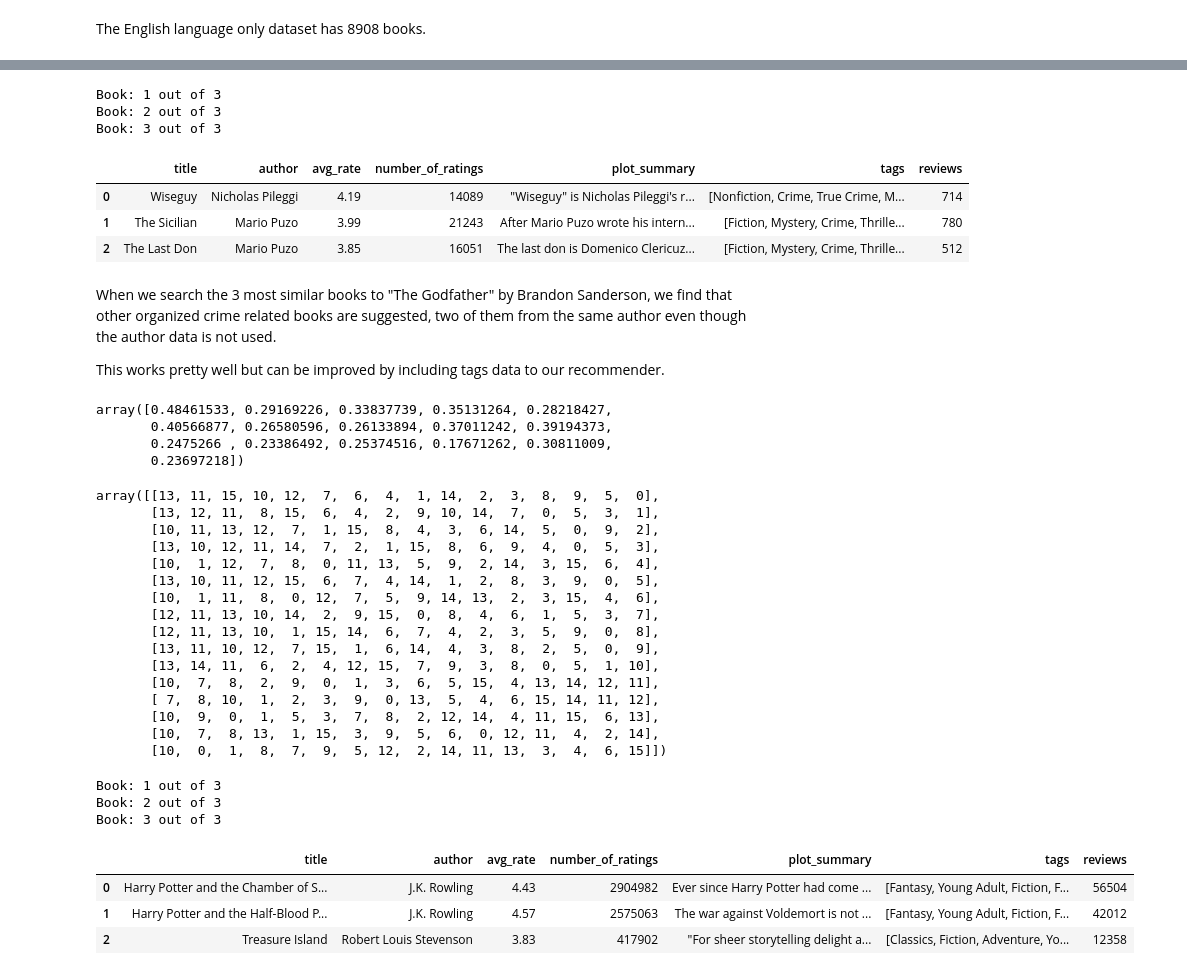
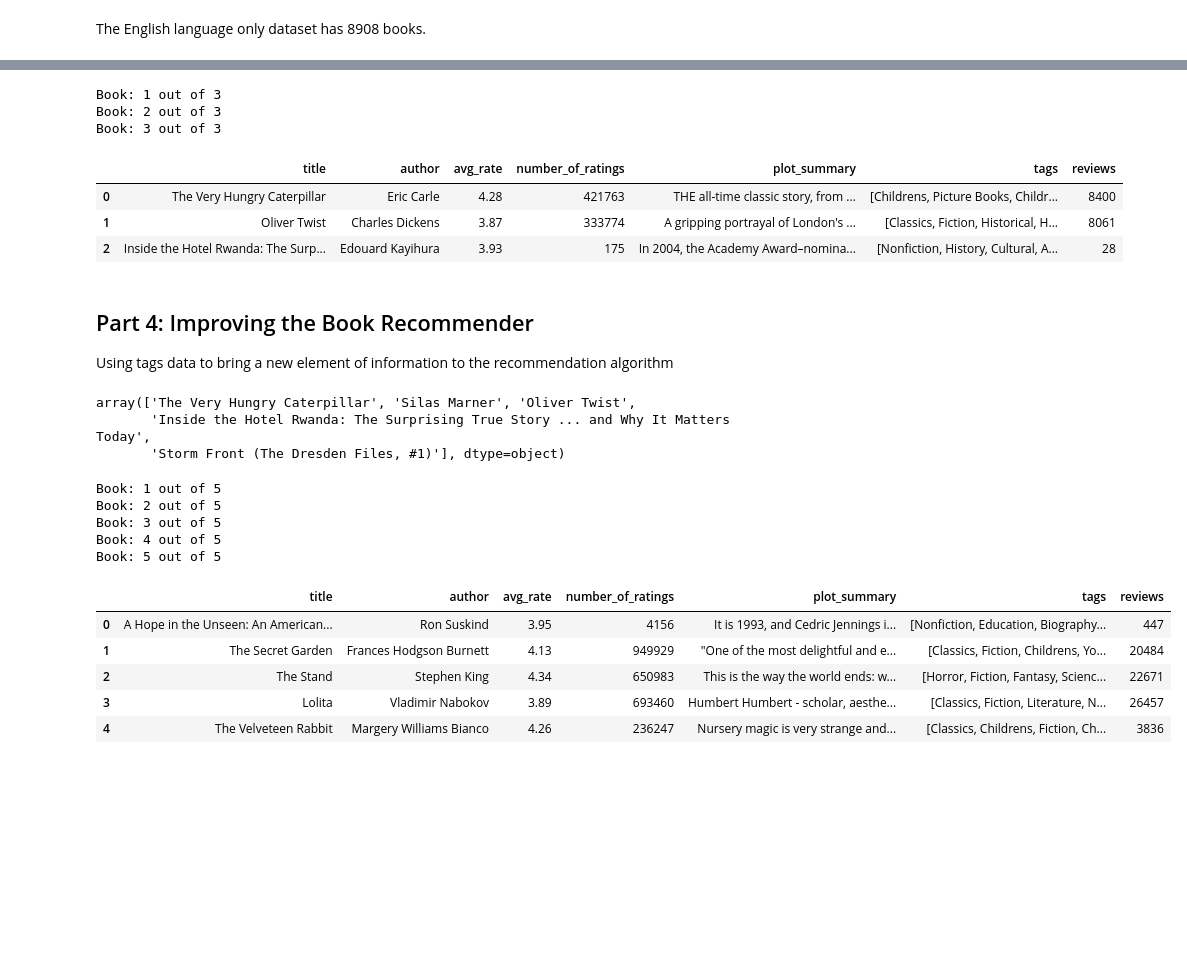
Before and after one commit to rasim321/Book_Recommender, a Jupyter notebook: Book_Recommender.ipynb, the cells around one changed output, grey strips where cells are left out. Saved outputs shown, nothing was run; the diff lists cells and outputs as text; code cells hidden in the pictures; blank space fills up the shorter version.

Commit message:
Updated Checkpointing, fixed errors, and added tag based recommendations

```diff
--- a/Book_Recommender.ipynb
+++ b/Book_Recommender.ipynb
@@ -694,4 +930,0 @@ Book: 16 out of 16
-# %%
-#Get the plot_summaries, or abstracts
-abstracts = try_a['plot_summary']
-# abstracts = manga['plot_summary']
@@ -700,0 +1076,7 @@ model = SentenceTransformer('bert-base-nli-mean-tokens')
+# %%
+# try_a.to_csv("best_school_assigned_748.csv")
+book_final = pd.read_csv("best_school_assigned_748.csv")
+# %%
+#Get the plot_summaries, and the cleaned dataframe
+abstracts, book_final = Book_Cleaner(book_final)
+book_final.shape
@@ -730,18 +1134,17 @@ def similar_books(title, df, num_books, sorted_list):
 # %%
 #Finally, let's put it all together:
-BookDetails(BookLinks(similar_books("The Godfather", try_a, 3, similarities_sorted)), title_data=True,author_data=True, ratings_data=True)
+BookDetails(BookLinks(similar_books("Romeo and Juliet", book_final, 3, similarities_sorted)), title_data=True,author_data=True, ratings_data=True)
 # %% [output]
 Book: 1 out of 3
 Book: 2 out of 3
 Book: 3 out of 3
 |  | title | author | avg_rate | number_of_ratings | plot_summary | tags | reviews |
-| 0 | Wiseguy | Nicholas Pileggi | 4.19 | 14089 | "Wiseguy" is Nicholas Pileggi's r... | [Nonfiction, Crime, True Crime, M... | 714 |
-| 1 | The Sicilian | Mario Puzo | 3.99 | 21243 | After Mario Puzo wrote his intern... | [Fiction, Mystery, Crime, Thrille... | 780 |
-| 2 | The Last Don | Mario Puzo | 3.85 | 16051 | The last don is Domenico Clericuz... | [Fiction, Mystery, Crime, Thrille... | 512 |
+| 0 | The Very Hungry Caterpillar | Eric Carle | 4.28 | 421763 | THE all-time classic story, from ... | [Childrens, Picture Books, Childr... | 8400 |
+| 1 | Oliver Twist | Charles Dickens | 3.87 | 333774 | A gripping portrayal of London's ... | [Classics, Fiction, Historical, H... | 8061 |
+| 2 | Inside the Hotel Rwanda: The Surp... | Edouard Kayihura | 3.93 | 175 | In 2004, the Academy Award–nomina... | [Nonfiction, History, Cultural, A... | 28 |
-# %% [markdown]
-When we search the 3 most similar books to "The Godfather" by Brandon Sanderson, we find that other organized crime related books are suggested, two of them from the same author even though the author data is not used.
-
-This works pretty well but can be improved by including tags data to our recommender.
+# %% [markdown]
+## Part 4: Improving the Book Recommender
+Using tags data to bring a new element of information to the recommendation algorithm
 # %%
 """
 Let's make improvements to our Book Recommender.
@@ -788,42 +1196,30 @@ tag_ratio_manga = tag_ratio(try_a)
 #Let's weight the abstract score 4 times more than the tag score
 tag_weight = 0.2
 abstract_weight = 0.8
-z_score = (np.array(similarities)*(abstract_weight) + np.array(tag_ratio_manga)*(tag_weight))/2
-z_score[0]
+z_score = (np.array(similarities)*(abstract_weight) + np.array(tag_ratio_book_final)*(tag_weight))/2
+# z_score[0]
-# %% [output]
-array([0.48461533, 0.29169226, 0.33837739, 0.35131264, 0.28218427,
-       0.40566877, 0.26580596, 0.26133894, 0.37011242, 0.39194373,
-       0.2475266 , 0.23386492, 0.25374516, 0.17671262, 0.30811009,
-       0.23697218])
 # %%
 #Let's sort them by the book id
-similarities_sorted = z_score.argsort()
-similarities_sorted
+similarities_sorted_z = z_score.argsort()
+# similarities_sorted
-# %% [output]
-array([[13, 11, 15, 10, 12,  7,  6,  4,  1, 14,  2,  3,  8,  9,  5,  0],
-       [13, 12, 11,  8, 15,  6,  4,  2,  9, 10, 14,  7,  0,  5,  3,  1],
-       [10, 11, 13, 12,  7,  1, 15,  8,  4,  3,  6, 14,  5,  0,  9,  2],
-       [13, 10, 12, 11, 14,  7,  2,  1, 15,  8,  6,  9,  4,  0,  5,  3],
-       [10,  1, 12,  7,  8,  0, 11, 13,  5,  9,  2, 14,  3, 15,  6,  4],
-       [13, 10, 11, 12, 15,  6,  7,  4, 14,  1,  2,  8,  3,  9,  0,  5],
-       [10,  1, 11,  8,  0, 12,  7,  5,  9, 14, 13,  2,  3, 15,  4,  6],
-       [12, 11, 13, 10, 14,  2,  9, 15,  0,  8,  4,  6,  1,  5,  3,  7],
-       [12, 11, 13, 10,  1, 15, 14,  6,  7,  4,  2,  3,  5,  9,  0,  8],
-       [13, 11, 10, 12,  7, 15,  1,  6, 14,  4,  3,  8,  2,  5,  0,  9],
-       [13, 14, 11,  6,  2,  4, 12, 15,  7,  9,  3,  8,  0,  5,  1, 10],
-       [10,  7,  8,  2,  9,  0,  1,  3,  6,  5, 15,  4, 13, 14, 12, 11],
-       [ 7,  8, 10,  1,  2,  3,  9,  0, 13,  5,  4,  6, 15, 14, 11, 12],
-       [10,  9,  0,  1,  5,  3,  7,  8,  2, 12, 14,  4, 11, 15,  6, 13],
-       [10,  7,  8, 13,  1, 15,  3,  9,  5,  6,  0, 12, 11,  4,  2, 14],
-       [10,  0,  1,  8,  7,  9,  5, 12,  2, 14, 11, 13,  3,  4,  6, 15]])
+# %%
+similar_books("Great Expectations", book_final, 5, similarities_sorted_z)
+# %% [output]
+array(['The Very Hungry Caterpillar', 'Silas Marner', 'Oliver Twist',
+       'Inside the Hotel Rwanda: The Surprising True Story ... and Why It Matters Today',
+       'Storm Front (The Dresden Files, #1)'], dtype=object)
 # %%
 #Let's try it now:
-BookDetails(BookLinks(similar_books("The Lightning Thief", try_a, 3, similarities_sorted)), title_data=True,author_data=True, ratings_data=True)
+BookDetails(BookLinks(similar_books("Little Women", book_final, 5, similarities_sorted)), title_data=True,author_data=True, ratings_data=True)
 # %% [output]
-Book: 1 out of 3
-Book: 2 out of 3
-Book: 3 out of 3
+Book: 1 out of 5
+Book: 2 out of 5
+Book: 3 out of 5
+Book: 4 out of 5
+Book: 5 out of 5
 |  | title | author | avg_rate | number_of_ratings | plot_summary | tags | reviews |
-| 0 | Harry Potter and the Chamber of S... | J.K. Rowling | 4.43 | 2904982 | Ever since Harry Potter had come ... | [Fantasy, Young Adult, Fiction, F... | 56504 |
-| 1 | Harry Potter and the Half-Blood P... | J.K. Rowling | 4.57 | 2575063 | The war against Voldemort is not ... | [Fantasy, Young Adult, Fiction, F... | 42012 |
-| 2 | Treasure Island | Robert Louis Stevenson | 3.83 | 417902 | "For sheer storytelling delight a... | [Classics, Fiction, Adventure, Yo... | 12358 |
+| 0 | A Hope in the Unseen: An American... | Ron Suskind | 3.95 | 4156 | It is 1993, and Cedric Jennings i... | [Nonfiction, Education, Biography... | 447 |
+| 1 | The Secret Garden | Frances Hodgson Burnett | 4.13 | 949929 | "One of the most delightful and e... | [Classics, Fiction, Childrens, Yo... | 20484 |
+| 2 | The Stand | Stephen King | 4.34 | 650983 | This is the way the world ends: w... | [Horror, Fiction, Fantasy, Scienc... | 22671 |
+| 3 | Lolita | Vladimir Nabokov | 3.89 | 693460 | Humbert Humbert - scholar, aesthe... | [Classics, Fiction, Literature, N... | 26457 |
+| 4 | The Velveteen Rabbit | Margery Williams Bianco | 4.26 | 236247 | Nursery magic is very strange and... | [Classics, Childrens, Fiction, Ch... | 3836 |
```
Also changed, not shown: parts of 47 cells of this notebook.
